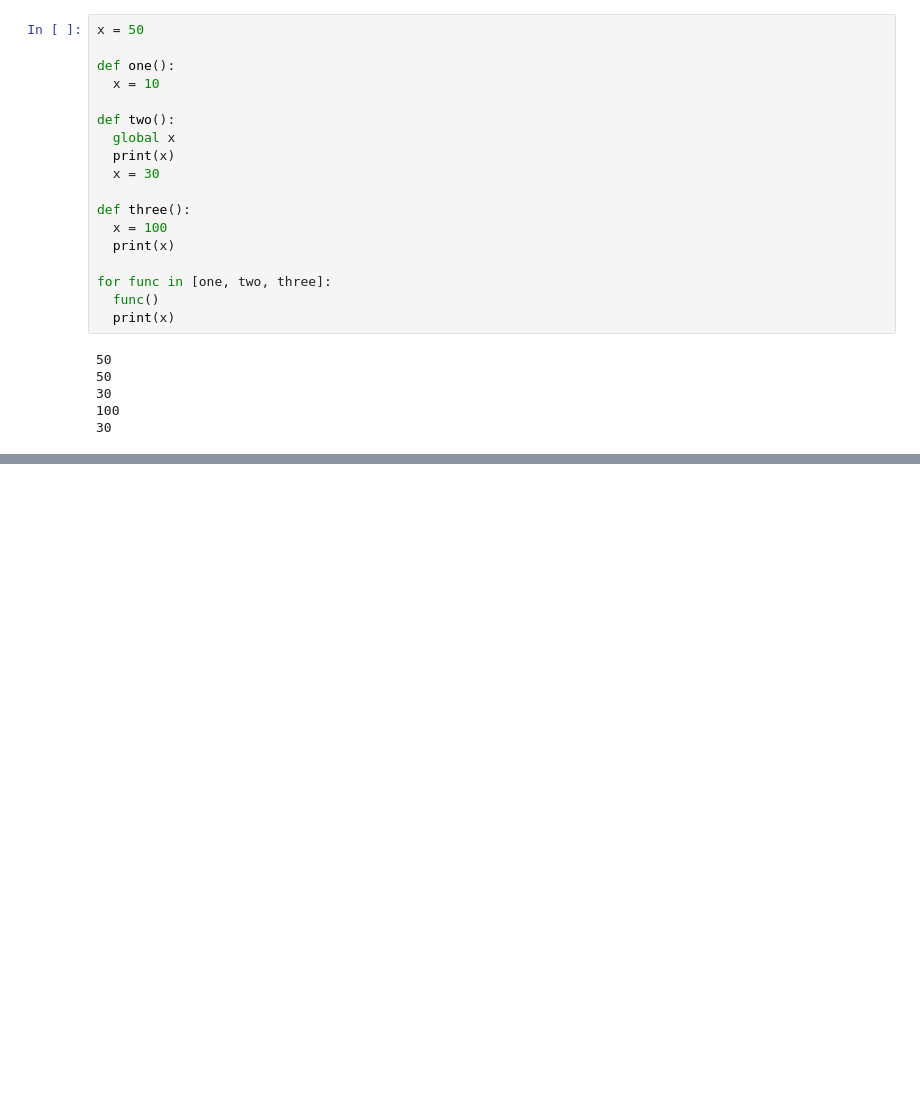
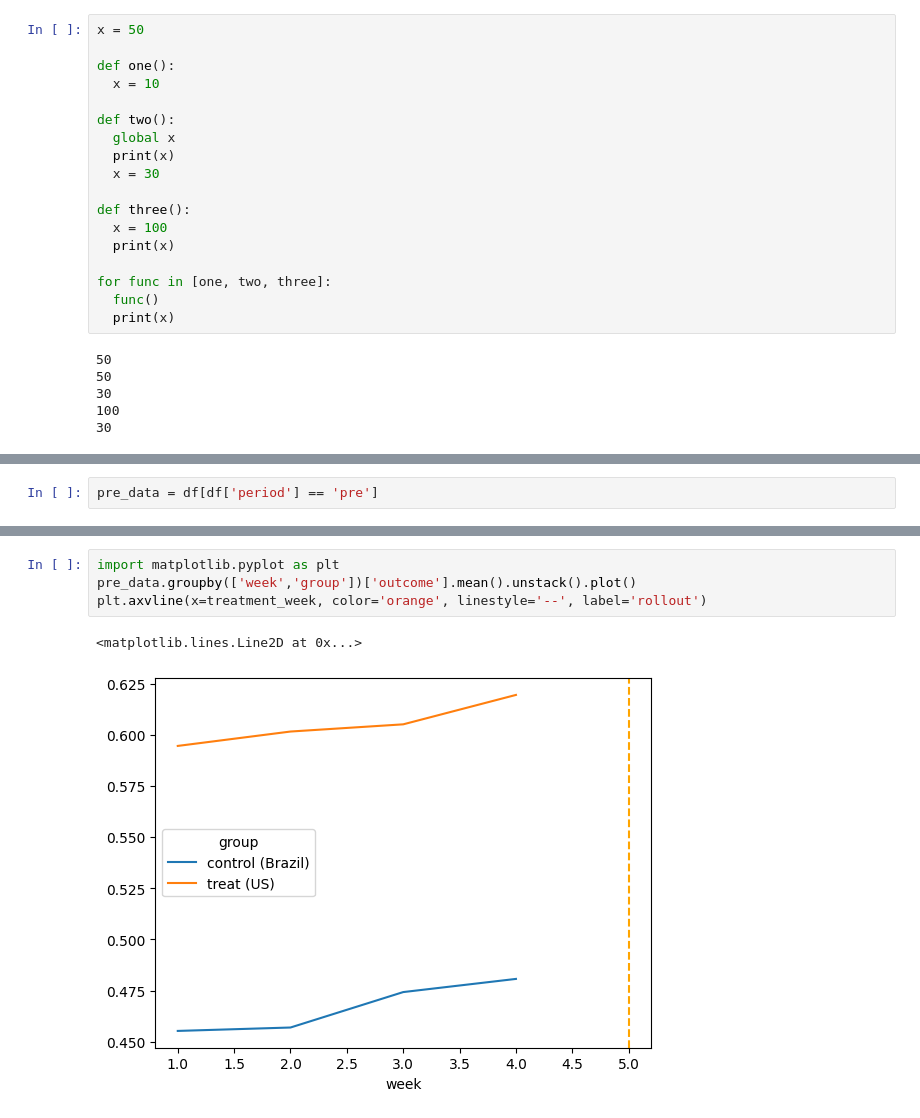
Before and after one commit to aurora-xiao97/DS-Projects, a Jupyter notebook: Projects/Customer_Analytics_Preparing_Data_for_Modeling/notebook.ipynb, the cells around one changed output, grey strips where cells are left out. Drawn from its saved outputs; the diff is of its cells as text; blank space fills up the shorter version.

```diff
--- a/Projects/Customer_Analytics_Preparing_Data_for_Modeling/notebook.ipynb
+++ b/Projects/Customer_Analytics_Preparing_Data_for_Modeling/notebook.ipynb
@@ -489,0 +548,2 @@ for func in [one, two, three]:
+# %%
+pre_data = df[df['period'] == 'pre']
@@ -489,0 +559,7 @@ for func in [one, two, three]:
+# %%
+import matplotlib.pyplot as plt
+pre_data.groupby(['week','group'])['outcome'].mean().unstack().plot()
+plt.axvline(x=treatment_week, color='orange', linestyle='--', label='rollout')
+# %% [output]
+<matplotlib.lines.Line2D at 0x...>
+[figure, added]
```
Also changed, not shown: parts of 4 cells of this notebook.
